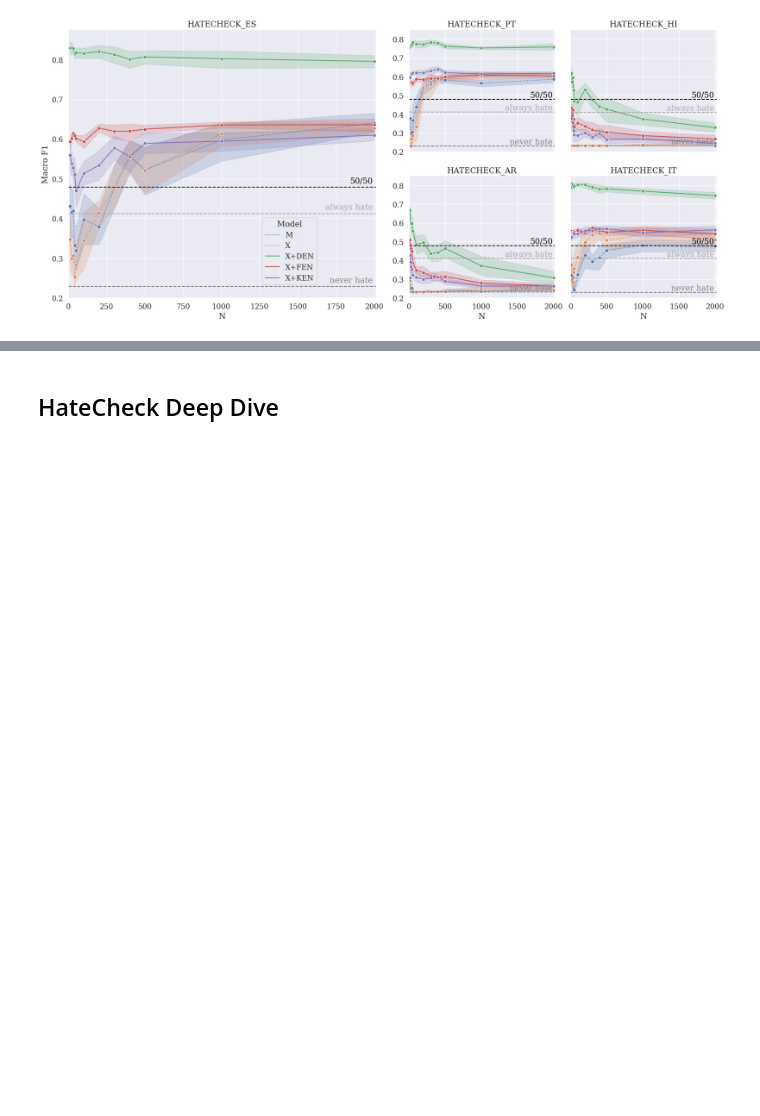
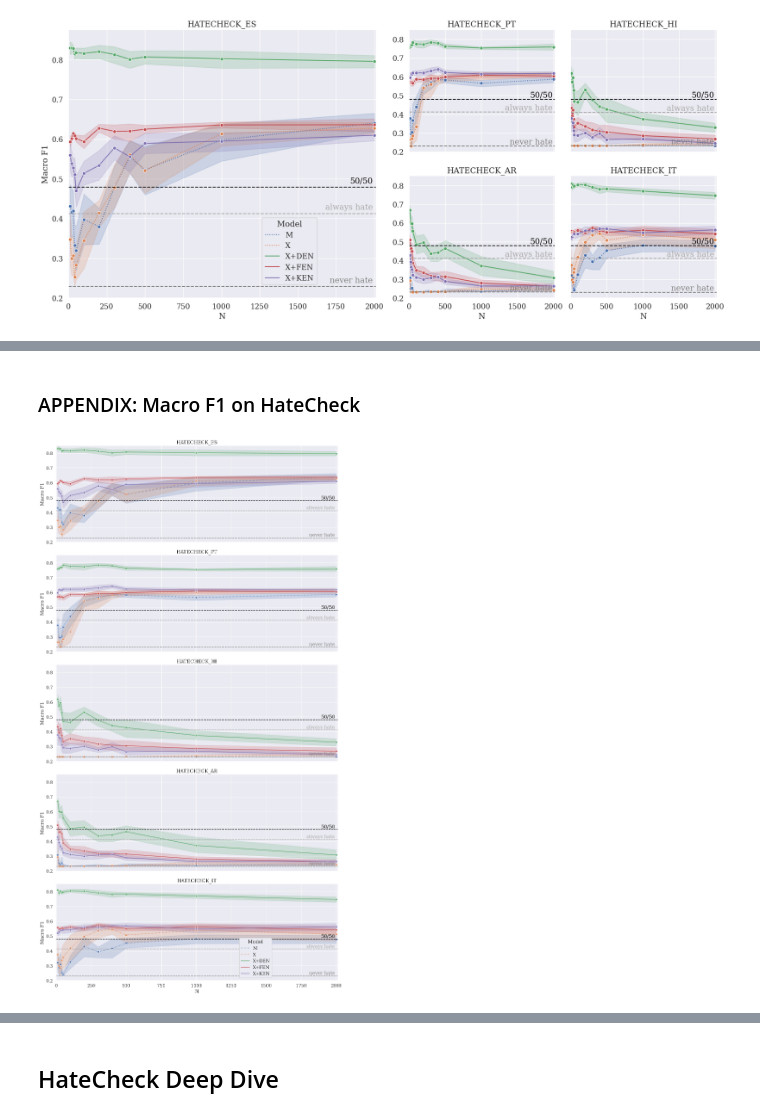
Before and after one commit to paul-rottger/efficient-low-resource-hate-detection, a Jupyter notebook: 3_evaluation/evaluate_results.ipynb, the cells around one changed output, grey strips where cells are left out. Saved outputs shown, nothing was run; the diff lists cells and outputs as text; code cells hidden in the pictures; blank space fills up the shorter version.

```diff
--- a/3_evaluation/evaluate_results.ipynb
+++ b/3_evaluation/evaluate_results.ipynb
@@ -454,26 +473,3 @@ plt.savefig('macroF1_hatecheck_2000.png', bbox_inches="tight", pad_inches=0.1)
 plt.show()
 # %% [output]
 [figure]
-# %%
-BASELINES = ["always hate", "never hate", "50/50"]
-RESULTS_ON_FULL_DATA = True
-
-# set up plot layout
-fig = plt.figure(figsize=(16, 8))
-gs_full = GridSpec(1, 2, width_ratios=[1, 1])
-gs_l =  gridspec.GridSpecFromSubplotSpec(1, 1, subplot_spec=gs_full[0])
-gs_r =  gridspec.GridSpecFromSubplotSpec(4, 1, subplot_spec=gs_full[1])
-
-# iterate through cells in plot grid
-
-# left side
-f1_plot([t for t in metrics_dict.keys() if "hatecheck" in t][0], gs_full[0], BASELINES)
-
-# right side
-for target_testset, cell in zip([t for t in metrics_dict.keys() if "hatecheck" in t][], [c for c in gs_r]):
-    if cell!=gs_r[-1]:
-        f1_plot(target_testset, cell, BASELINES, legend=False, xaxis_labels=False)
-    else:
-        f1_plot(target_testset, cell, BASELINES, legend=False, xaxis_labels=True)
-
-fig.tight_layout()
@@ -481,0 +490,26 @@ fig.tight_layout()
+# %% [markdown]
+### APPENDIX: Macro F1 on HateCheck
+# %%
+BASELINES = ["always hate", "never hate", "50/50"]
+FILTER = []#["fou", "ken", "_0"]
+
+# set up plot layout
+fig = plt.figure(figsize=(12, 24))
+gs_full = GridSpec(5, 1)
+
+# iterate through cells in plot grid
+for target_testset, cell in zip(["hatecheck_es", "hatecheck_pt", "hatecheck_hi", "hatecheck_ar", "hatecheck_it"], [c for c in gs_full]):
+    if cell!=gs_full[-1]:
+        f1_plot(target_testset, cell, BASELINES, FILTER, xlim=(0,2010),  ylim=(0.2,0.85), legend=False, xaxis_labels=False,
+            yaxis_labels=True, baseline_label=1990)
+    else:
+        f1_plot(target_testset, cell, BASELINES, FILTER, xlim=(0,2010),  ylim=(0.2,0.85), legend=True, legend_xy=(0.65,0.03),
+            yaxis_labels=True, baseline_label=1990)
+
+fig.tight_layout()
+fig.tight_layout(rect=[-0.055,0,1.05, 1])
+
+plt.savefig('macroF1_hatecheck_fullpage.png', bbox_inches="tight", pad_inches=0.1)
+plt.show()
+# %% [output]
+[figure, added]
```
Also changed, not shown: parts of 15 cells of this notebook, 3 other files.
